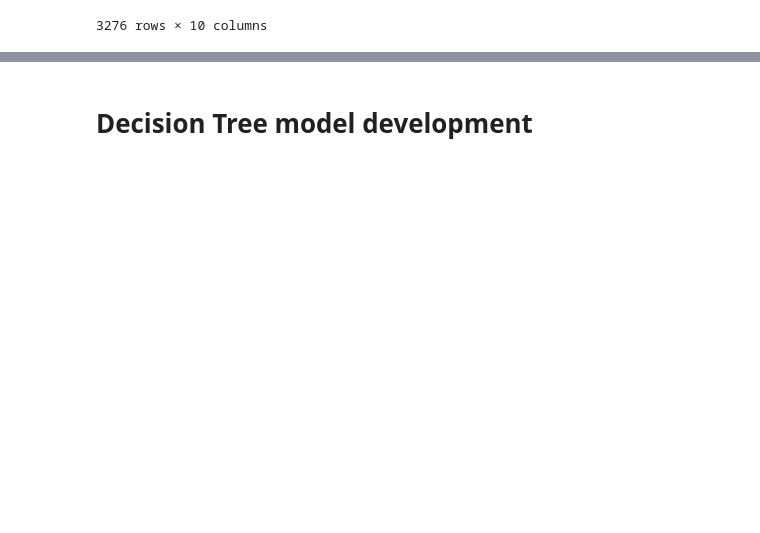
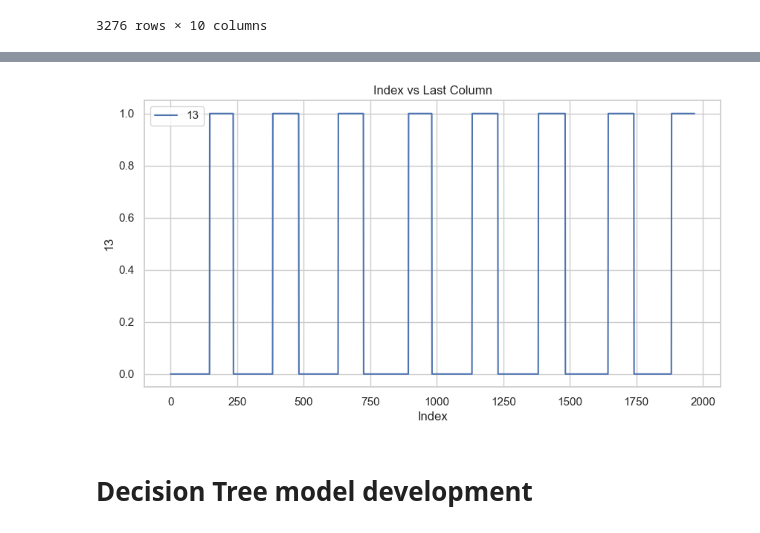
Before and after one commit to nhat120904/AI-for-Enigneering, a Jupyter notebook: week2/data.ipynb, the cells around one changed output, grey strips where cells are left out. Saved outputs shown, nothing was run; the diff lists cells and outputs as text; code cells hidden in the pictures; blank space fills up the shorter version.

```diff
--- a/week2/data.ipynb
+++ b/week2/data.ipynb
@@ -371,3 +388,11 @@ df_kmeans.to_csv("selected_features.csv")
+# %%
+df_kmeans.plot(y=df_kmeans.columns[-1], use_index=True)
+plt.xlabel('Index')
+plt.ylabel(df_kmeans.columns[-1])
+plt.title('Index vs Last Column')
+plt.show()
+# %% [output]
+[figure, added]
 # %% [markdown]
 # Decision Tree model development
 # %%
```
Also changed, not shown: parts of 4 cells of this notebook, 8 other files.
